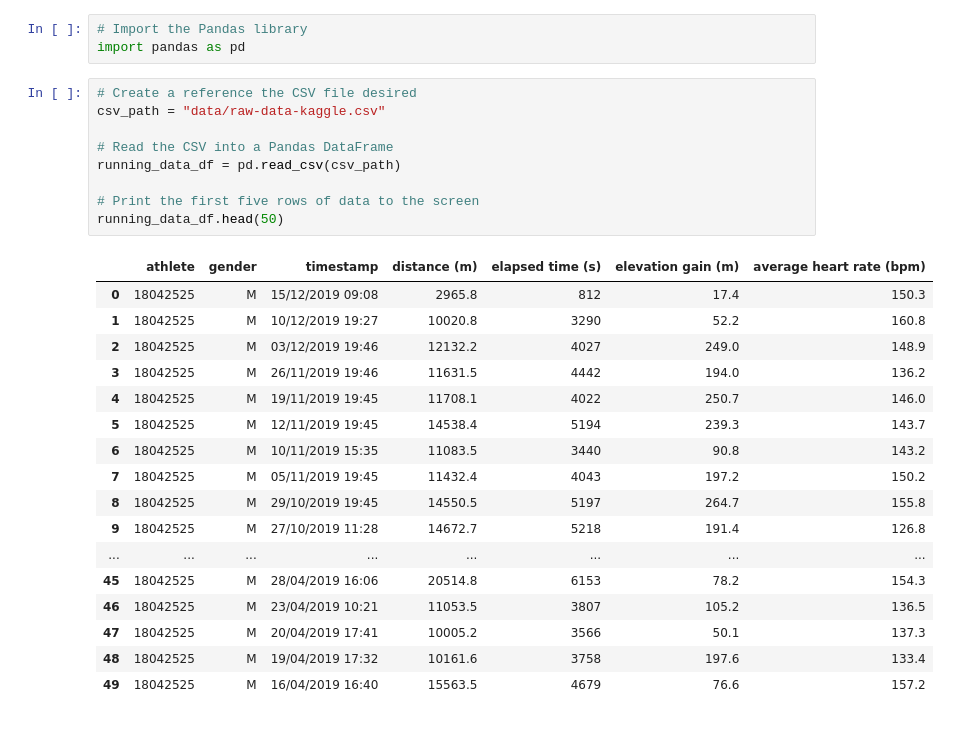
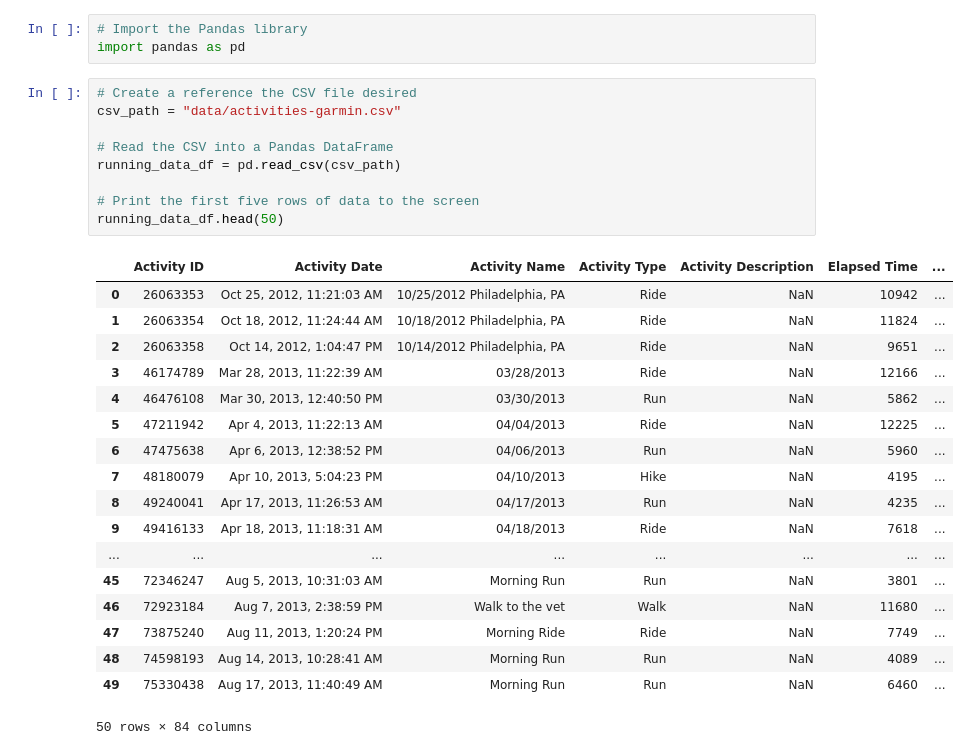
Before and after one commit to johnsilb/project_2, a Jupyter notebook: Untitled.ipynb, the cells around one changed output. Cells and saved outputs as stored; diff of their text form.

```diff
--- a/Untitled.ipynb
+++ b/Untitled.ipynb
@@ -3,28 +3,29 @@
 import pandas as pd
 # %%
 # Create a reference the CSV file desired
-csv_path = "data/raw-data-kaggle.csv"
+csv_path = "data/activities-garmin.csv"
 
 # Read the CSV into a Pandas DataFrame
 running_data_df = pd.read_csv(csv_path)
 
 # Print the first five rows of data to the screen
 running_data_df.head(50)
 # %% [output]
-|  | athlete | gender | timestamp | distance (m) | elapsed time (s) | elevation gain (m) | average heart rate (bpm) |
-| 0 | 18042525 | M | 15/12/2019 09:08 | 2965.8 | 812 | 17.4 | 150.3 |
-| 1 | 18042525 | M | 10/12/2019 19:27 | 10020.8 | 3290 | 52.2 | 160.8 |
-| 2 | 18042525 | M | 03/12/2019 19:46 | 12132.2 | 4027 | 249.0 | 148.9 |
-| 3 | 18042525 | M | 26/11/2019 19:46 | 11631.5 | 4442 | 194.0 | 136.2 |
-| 4 | 18042525 | M | 19/11/2019 19:45 | 11708.1 | 4022 | 250.7 | 146.0 |
-| 5 | 18042525 | M | 12/11/2019 19:45 | 14538.4 | 5194 | 239.3 | 143.7 |
-| 6 | 18042525 | M | 10/11/2019 15:35 | 11083.5 | 3440 | 90.8 | 143.2 |
-| 7 | 18042525 | M | 05/11/2019 19:45 | 11432.4 | 4043 | 197.2 | 150.2 |
-| 8 | 18042525 | M | 29/10/2019 19:45 | 14550.5 | 5197 | 264.7 | 155.8 |
-| 9 | 18042525 | M | 27/10/2019 11:28 | 14672.7 | 5218 | 191.4 | 126.8 |
+|  | Activity ID | Activity Date | Activity Name | Activity Type | Activity Description | Elapsed Time | ... |
+| 0 | 26063353 | Oct 25, 2012, 11:21:03 AM | 10/25/2012 Philadelphia, PA | Ride | NaN | 10942 | ... |
+| 1 | 26063354 | Oct 18, 2012, 11:24:44 AM | 10/18/2012 Philadelphia, PA | Ride | NaN | 11824 | ... |
+| 2 | 26063358 | Oct 14, 2012, 1:04:47 PM | 10/14/2012 Philadelphia, PA | Ride | NaN | 9651 | ... |
+| 3 | 46174789 | Mar 28, 2013, 11:22:39 AM | 03/28/2013 | Ride | NaN | 12166 | ... |
+| 4 | 46476108 | Mar 30, 2013, 12:40:50 PM | 03/30/2013 | Run | NaN | 5862 | ... |
+| 5 | 47211942 | Apr 4, 2013, 11:22:13 AM | 04/04/2013 | Ride | NaN | 12225 | ... |
+| 6 | 47475638 | Apr 6, 2013, 12:38:52 PM | 04/06/2013 | Run | NaN | 5960 | ... |
+| 7 | 48180079 | Apr 10, 2013, 5:04:23 PM | 04/10/2013 | Hike | NaN | 4195 | ... |
+| 8 | 49240041 | Apr 17, 2013, 11:26:53 AM | 04/17/2013 | Run | NaN | 4235 | ... |
+| 9 | 49416133 | Apr 18, 2013, 11:18:31 AM | 04/18/2013 | Ride | NaN | 7618 | ... |
 | ... | ... | ... | ... | ... | ... | ... | ... |
-| 45 | 18042525 | M | 28/04/2019 16:06 | 20514.8 | 6153 | 78.2 | 154.3 |
-| 46 | 18042525 | M | 23/04/2019 10:21 | 11053.5 | 3807 | 105.2 | 136.5 |
-| 47 | 18042525 | M | 20/04/2019 17:41 | 10005.2 | 3566 | 50.1 | 137.3 |
-| 48 | 18042525 | M | 19/04/2019 17:32 | 10161.6 | 3758 | 197.6 | 133.4 |
-| 49 | 18042525 | M | 16/04/2019 16:40 | 15563.5 | 4679 | 76.6 | 157.2 |
+| 45 | 72346247 | Aug 5, 2013, 10:31:03 AM | Morning Run | Run | NaN | 3801 | ... |
+| 46 | 72923184 | Aug 7, 2013, 2:38:59 PM | Walk to the vet | Walk | NaN | 11680 | ... |
+| 47 | 73875240 | Aug 11, 2013, 1:20:24 PM | Morning Ride | Ride | NaN | 7749 | ... |
+| 48 | 74598193 | Aug 14, 2013, 10:28:41 AM | Morning Run | Run | NaN | 4089 | ... |
+| 49 | 75330438 | Aug 17, 2013, 11:40:49 AM | Morning Run | Run | NaN | 6460 | ... |
+50 rows × 84 columns
```
Also changed, not shown: 2 other files.
